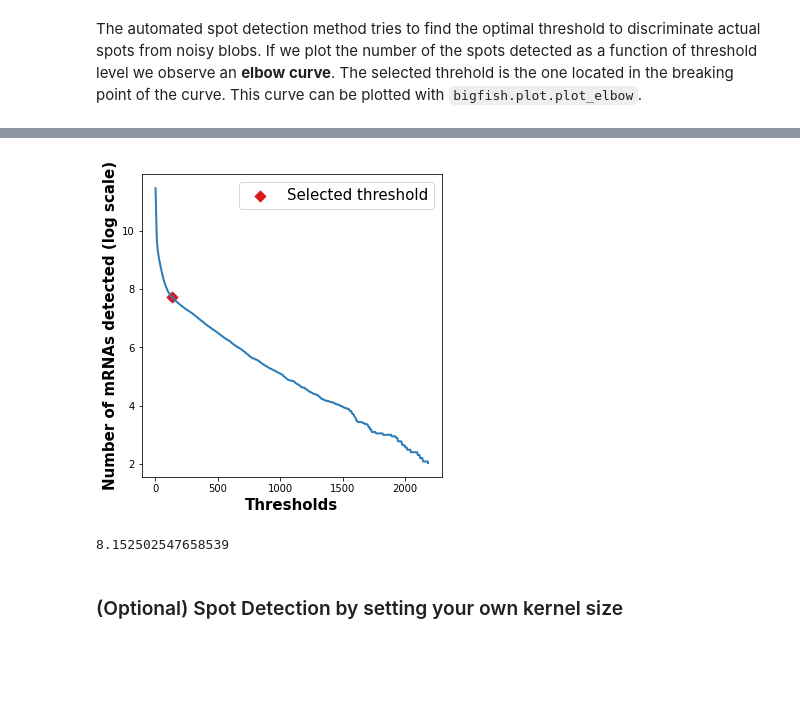
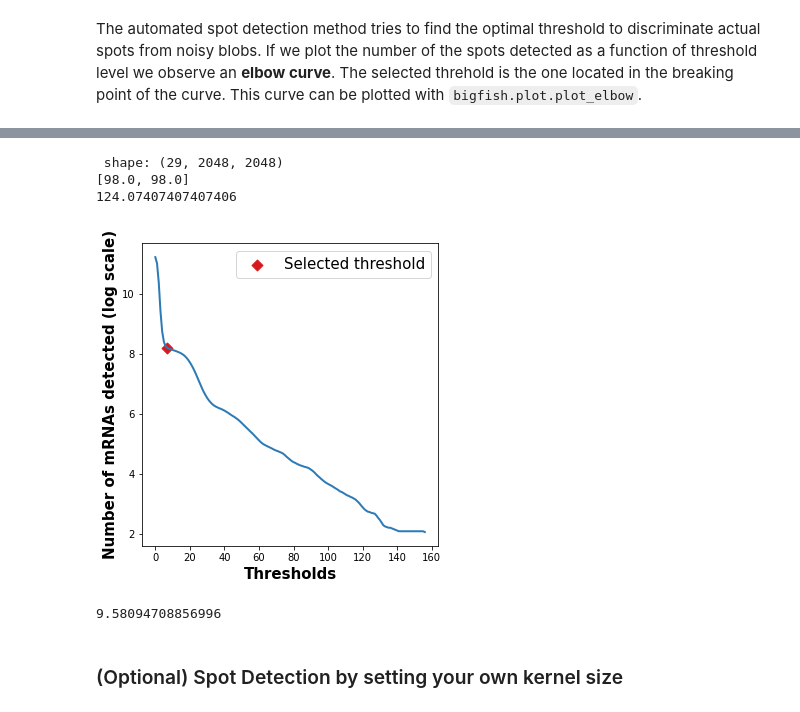
Before and after one commit to mspend/big-fish-examples, a Jupyter notebook: notebooks/BioProteanLab_smFISH_one_tile_one_bit_2d.ipynb, the cells around one changed output, grey strips where cells are left out. Cells and saved outputs as stored; diff of their text form; code cells hidden in the pictures; blank space fills up the shorter version.

Commit message:
small updates to the comments plus added a section to look at the elbow plot of the fiducial beads

```diff
--- a/notebooks/BioProteanLab_smFISH_one_tile_one_bit_2d.ipynb
+++ b/notebooks/BioProteanLab_smFISH_one_tile_one_bit_2d.ipynb
@@ -154,16 +166,52 @@ The automated spot detection method tries to find the optimal threshold to discr
+# %%
+# This is an image of just the fiducial beads
+
+beads_data= Path("/data/smFISH/20260316_YGbeads")
+beads_path = beads_data / "data_r0001_tile0000_1"
+
+beads = os.path.join(beads_path, "data_r0001_tile0000_NDTiffStack.tif")
+beads = stack.read_image(beads)
+# beads is a 3D file with format z, y, x
+print("\r shape: {0}".format(beads.shape))
+
+beads_mip = stack.maximum_projection(beads)
+
+metadata = beads_data / "scan_metadata.csv"
+metadata = pd.read_csv(metadata, index_col=0)
+
+# Camera metadata
+na = metadata['na'][0]
+yx_voxel = metadata['yx_voxel_um'][0] * 1000
+voxel_size = [yx_voxel, yx_voxel]
+na = metadata['na'][0]
+
+# Wavelengths of the channels in nanometer
+lambda_red = 670 # Alexa647
+lambda_yellow = 590 # Atto565
+
+# Calculated using Abbe’s diffraction formula for lateral (XY) resolution is: d = λ/(2NA)
+# Spot radius in this function is likely asking for the radius at the FWHM, so / 2 again
+spot_radius = (lambda_red / (2 * na)) / 2
+
+print(voxel_size)
+print(spot_radius)
+# %% [output]
+ shape: (29, 2048, 2048)
+[98.0, 98.0]
+124.07407407407406
 # %%
 plot.plot_elbow(
-    images=rna_mip,
+    images=beads_mip,
     voxel_size=voxel_size,
     spot_radius=spot_radius)
 # %% [output]
-[figure, old version]
+[figure, new version]
 # %%
 # Compute the median signal to noise ratio
 snr = detection.compute_snr_spots(rna_mip, spots, voxel_size=voxel_size, spot_radius=spot_radius)
 print(snr)
 # %% [output]
-8.152502547658539
+9.58094708856996
 # %% [markdown]
 ### (Optional) Spot Detection by setting your own kernel size
 # %% [markdown]
```
Also changed, not shown: parts of 5 cells of this notebook.
